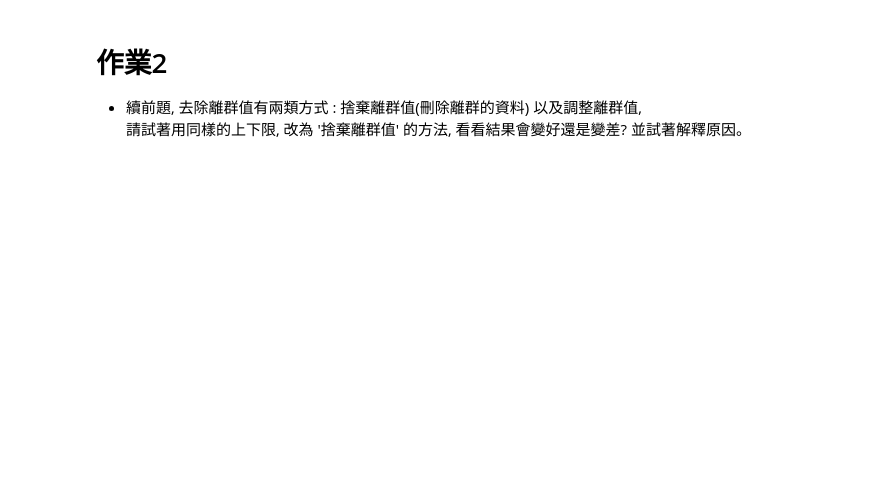
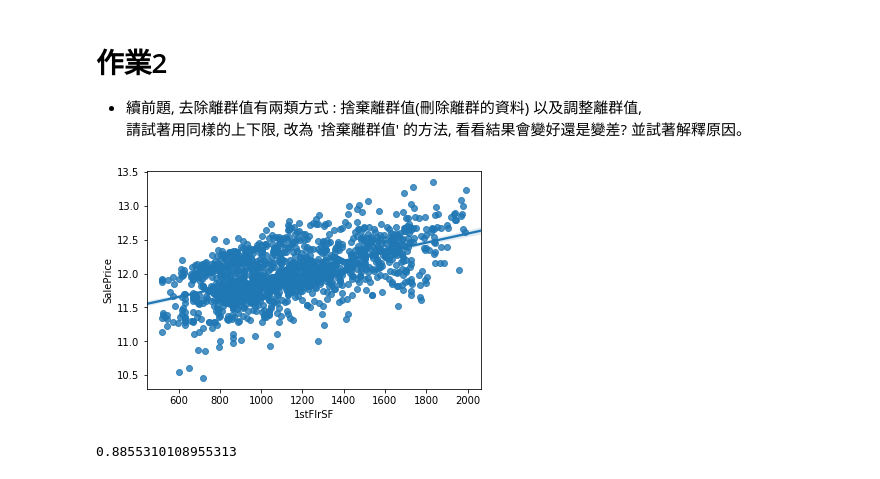
Before and after one commit to stigersmile/-1st-DL-CVMarathon, a Jupyter notebook: DAY10/Day_010_HW.ipynb, the cells around one changed output. Cells and saved outputs as stored; diff of their text form; code cells hidden in the pictures; blank space fills up the shorter version.

```diff
--- a/DAY10/Day_010_HW.ipynb
+++ b/DAY10/Day_010_HW.ipynb
@@ -92,11 +92,17 @@ cross_val_score(estimator, train_X, train_Y, cv=5).mean()
 請試著用同樣的上下限, 改為 '捨棄離群值' 的方法, 看看結果會變好還是變差? 並試著解釋原因。
 # %%
 # 將 1stFlrSF 限制在你覺得適合的範圍內, 捨棄離群值
-"""
-Your Code Here
-"""
+
+keep_indexs = (df['1stFlrSF']> 500) & (df['1stFlrSF']< 2000)
+df = df[keep_indexs]
+train_Y = train_Y[keep_indexs]
+sns.regplot(x = df['1stFlrSF'], y=train_Y)
+plt.show()
 
 # 做線性迴歸, 觀察分數
 train_X = MMEncoder.fit_transform(df)
 estimator = LinearRegression()
 cross_val_score(estimator, train_X, train_Y, cv=5).mean()
+# %% [output]
+[figure, added]
+0.8855310108955313
```
Also changed, not shown: parts of 1 cell of this notebook.
